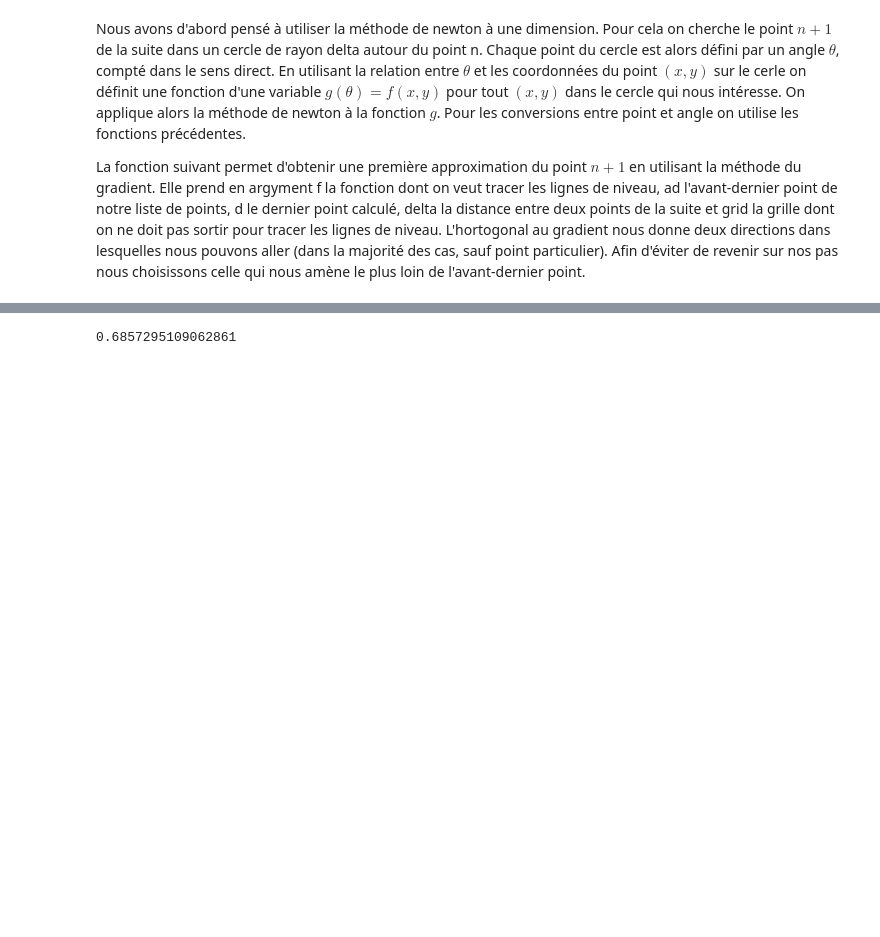
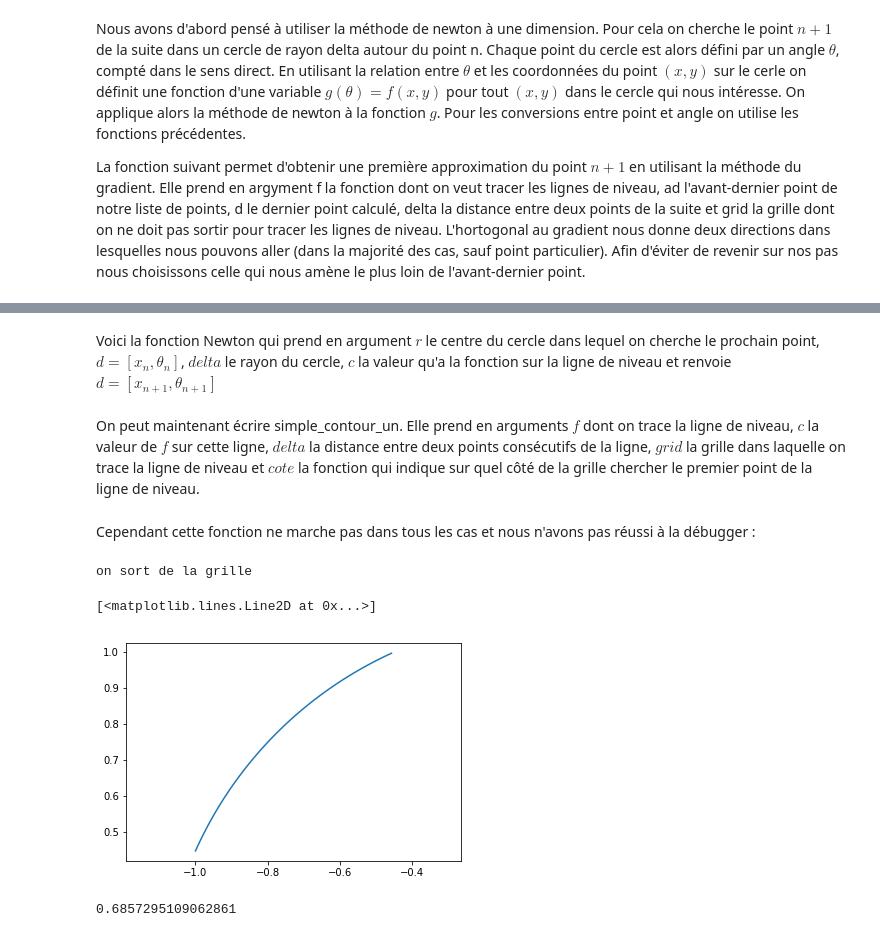
Before and after one commit to jeremycostanzo/lignes-de-niveau, a Jupyter notebook: lignes_de_niveau_2D.ipynb, the cells around one changed output, grey strips where cells are left out. Saved outputs shown, nothing was run; the diff lists cells and outputs as text; code cells hidden in the pictures; blank space fills up the shorter version.

Commit message:
exemple 2 newton 1D à ajouter

```diff
--- a/lignes_de_niveau_2D.ipynb
+++ b/lignes_de_niveau_2D.ipynb
@@ -174,14 +174,12 @@ def suivant(f, ad, d, delta, grid):
         if ingrid(p11,grid):
             p1=p11
         else:
-            print("p11 est plus loin", "p11", p11, "p12",p12)
-            raise ValueError("on boucle")
+            raise ValueError("on sort de la grille")
     else:
         if ingrid(p12,grid):
             p1=p12
         else:
-            print("p12 est plus loin", "p11", p11, "p12",p12)
-            raise ValueError("on boucle")
+            raise ValueError("on sort de la grille")
     prochain=theta(d[0],p1)
     return((p1,prochain))
 # %% [markdown]
@@ -194,3 +192,15 @@ def g(x, theta, d=0.01) :
     return f(x.x+d*np.cos(theta), x.y+d*np.sin(theta))
 def dg(x, theta, d=0.01):
     return (-d*np.sin(theta)*autograd.grad(f,0)(x.x+d*np.cos(theta),x.y+d*np.sin(theta)) + d*np.cos(theta)*autograd.grad(f,1)(x.x+d*np.cos(theta),x.y+d*np.sin(theta)))
+# %% [markdown]
+Voici la fonction Newton qui prend en argument $r$ le centre du cercle dans lequel on cherche le prochain point, $d = [x_{n},\theta_{n}]$, $delta$ le rayon du cercle, $c$ la valeur qu'a la fonction sur la ligne de niveau et renvoie $d = [x_{n+1},\theta_{n+1}]$
+# %%
+def newton(r, d, delta, c):
+    derivee=dg(r, d[1],delta)
+    if abs(derivee) < 10**(-26):
+        print("la dérivée est trop petite") #si la dérivée s'annule on renvoie la dernière valeur calculée avec Newton
+        return (d[0],d[1])
+    else:
+        return (p_a(r, d[1]-(g(r, d[1],delta) - c)/derivee, delta),d[1]-(g(r,d[1],delta) - c)/derivee)
+# %% [markdown]
+On peut maintenant écrire simple_contour_un. Elle prend en arguments $f$ dont on trace la ligne de niveau, $c$ la valeur de $f$ sur cette ligne, $delta$ la distance entre deux points consécutifs de la ligne, $grid$ la grille dans laquelle on trace la ligne de niveau et $cote$ la fonction qui indique sur quel côté de la grille chercher le premier point de la ligne de niveau.
@@ -197,3 +266,18 @@ def dg(x, theta, d=0.01):
+# %% [markdown]
+Cependant cette fonction ne marche pas dans tous les cas et nous n'avons pas réussi à la débugger :
+# %%
+def f(x,y):
+    return(x**2+y**2)
+
+plt.axis('equal')
+grid1=[-1.,1.,-1.,1.]
+
+s=simple_contour_un(f, c=1.2, grid=grid1, cote=lambda x:f(grid1[0],x))
+plt.plot(s[0],s[1])
+# %% [output]
+on sort de la grille
+[<matplotlib.lines.Line2D at 0x...>]
+[figure, added]
 # %%
 def newton(f,p0,c,eps=10**-4):
     def fun(x,y):
```
Also changed, not shown: parts of 2 cells of this notebook.
